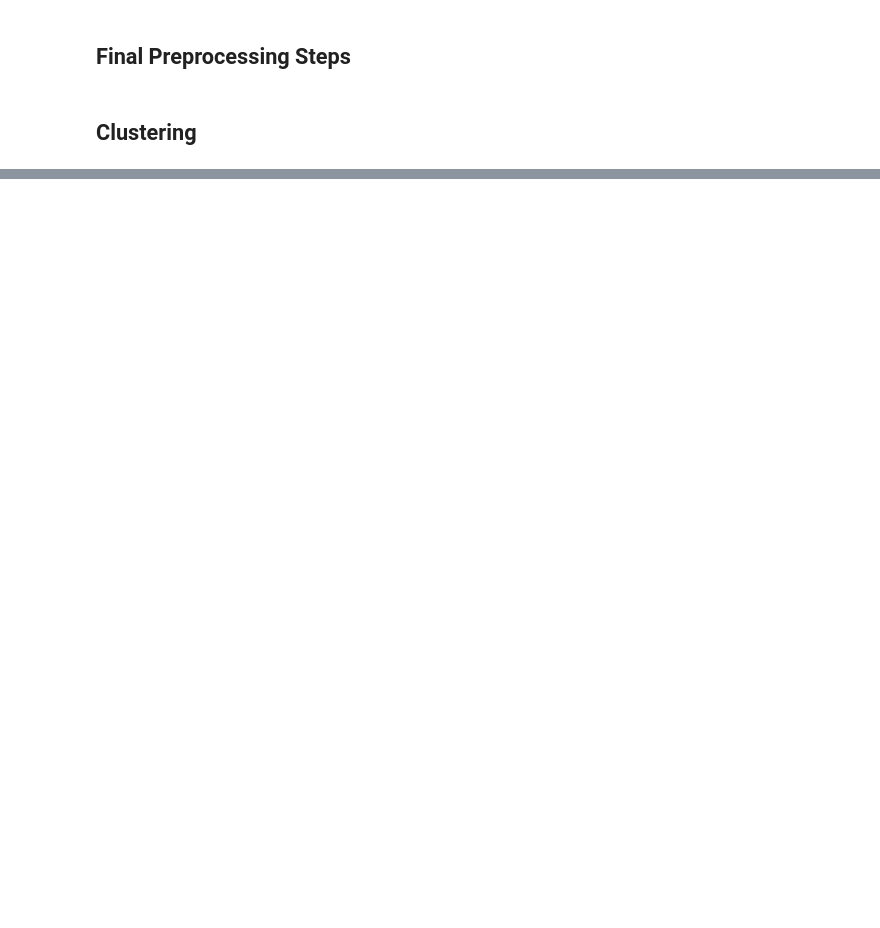
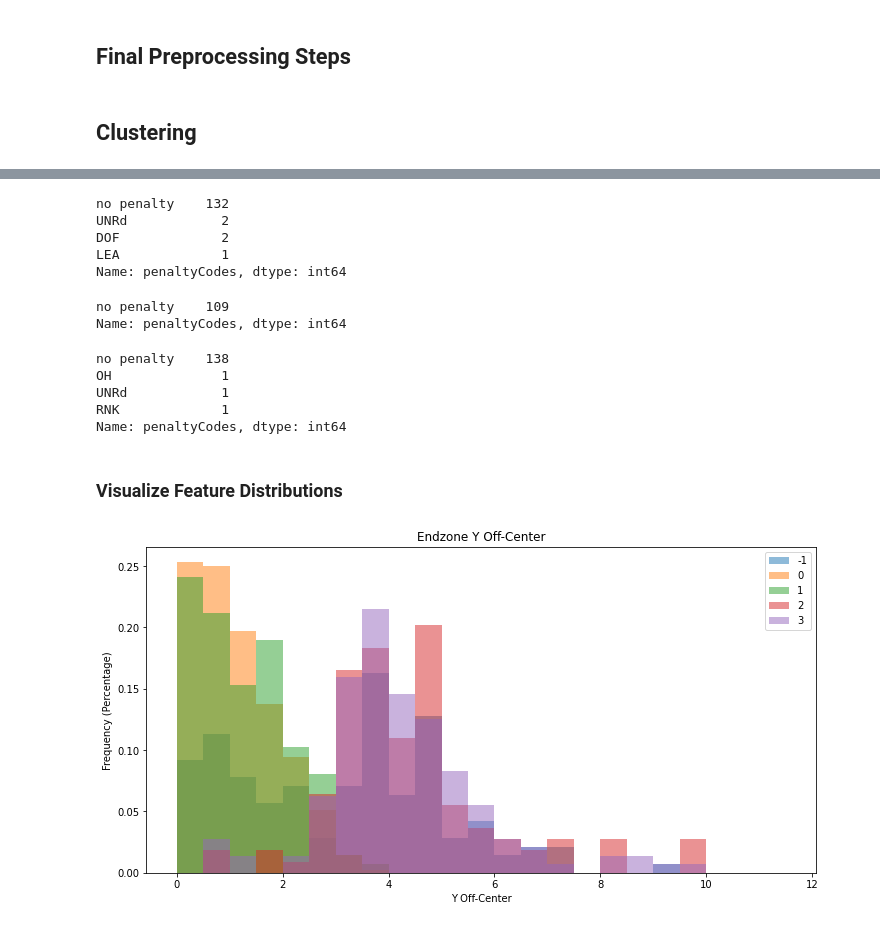
Before and after one commit to egrace479/NFL-BDB-2022, a Jupyter notebook: field_goal_clustering.ipynb, the cells around one changed output, grey strips where cells are left out. Saved outputs shown, nothing was run; the diff lists cells and outputs as text; code cells hidden in the pictures; blank space fills up the shorter version.

```diff
--- a/field_goal_clustering.ipynb
+++ b/field_goal_clustering.ipynb
@@ -169,0 +269,25 @@ Name: specialTeamsResult, dtype: int64
+# %%
+cluster1['penaltyCodes'].value_counts()
+# %% [output]
+no penalty    132
+UNRd            2
+DOF             2
+LEA             1
+Name: penaltyCodes, dtype: int64
+# %%
+cluster2['penaltyCodes'].value_counts()
+# %% [output]
+no penalty    109
+Name: penaltyCodes, dtype: int64
+# %%
+outliers['penaltyCodes'].value_counts()
+# %% [output]
+no penalty    138
+OH              1
+UNRd            1
+RNK             1
+Name: penaltyCodes, dtype: int64
+# %%
+final_df['dc_cluster_id'] = clf.score()
+# %% [markdown]
+### Visualize Feature Distributions
@@ -169,0 +296,16 @@ Name: specialTeamsResult, dtype: int64
+# %%
+groups = final_df.groupby('dc_cluster_id')
+
+plt.figure(figsize=(12,6))
+
+for name, group in groups:
+    plt.hist(group['endzone_y_off_center'], bins=np.arange(24)/2, weights=np.ones(len(group)) / len(group), label=name, alpha=0.5)
+
+plt.title('Endzone Y Off-Center')
+plt.xlabel('Y Off-Center')
+plt.ylabel('Frequency (Percentage)')
+plt.legend()
+
+plt.savefig('off_center_dist.png')
+# %% [output]
+[figure, added]
```
Also changed, not shown: parts of 44 cells of this notebook.
